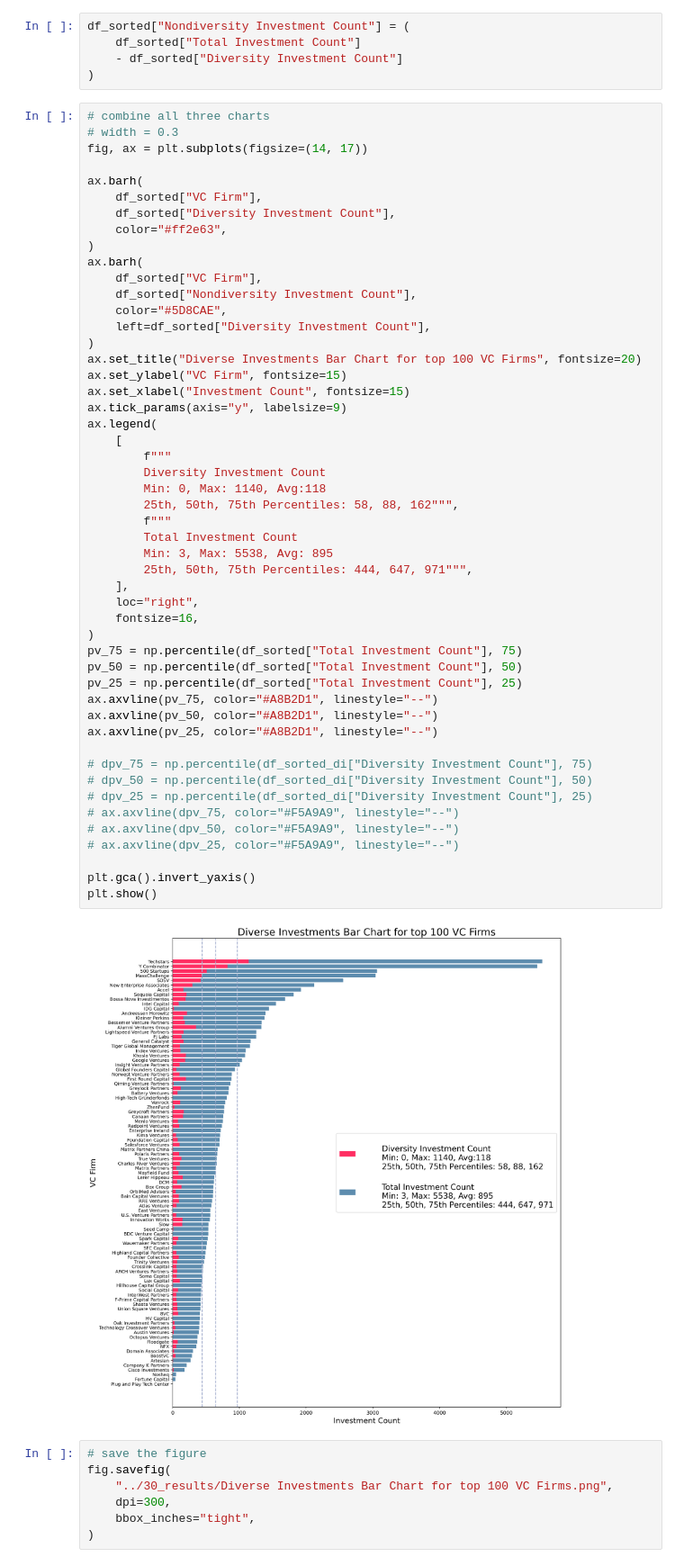
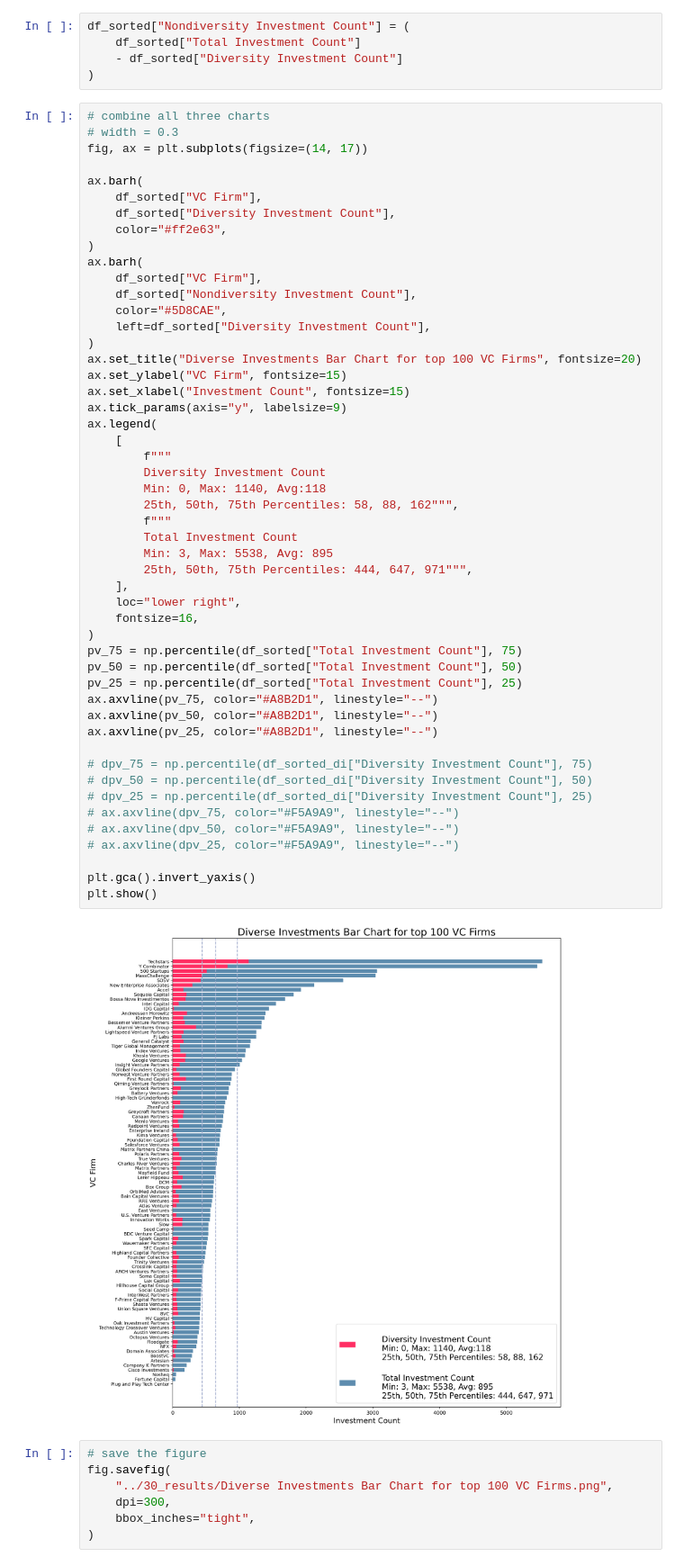
Before and after one commit to Yer1k/Diverse_Led_Funds, a Jupyter notebook: 10_code/Graphs.ipynb, the cells around one changed output. Shown at 90% size. Saved outputs shown, nothing was run; the diff lists cells and outputs as text.

Commit message:
update graph

```diff
--- a/10_code/Graphs.ipynb
+++ b/10_code/Graphs.ipynb
@@ -263,35 +263,35 @@ ax.tick_params(axis="y", labelsize=9)
 ax.legend(
     [
         f"""
         Diversity Investment Count
         Min: 0, Max: 1140, Avg:118
         25th, 50th, 75th Percentiles: 58, 88, 162""",
         f"""
         Total Investment Count
         Min: 3, Max: 5538, Avg: 895
         25th, 50th, 75th Percentiles: 444, 647, 971""",
     ],
-    loc="right",
+    loc="lower right",
     fontsize=16,
 )
 pv_75 = np.percentile(df_sorted["Total Investment Count"], 75)
 pv_50 = np.percentile(df_sorted["Total Investment Count"], 50)
 pv_25 = np.percentile(df_sorted["Total Investment Count"], 25)
 ax.axvline(pv_75, color="#A8B2D1", linestyle="--")
 ax.axvline(pv_50, color="#A8B2D1", linestyle="--")
 ax.axvline(pv_25, color="#A8B2D1", linestyle="--")
 
 # dpv_75 = np.percentile(df_sorted_di["Diversity Investment Count"], 75)
 # dpv_50 = np.percentile(df_sorted_di["Diversity Investment Count"], 50)
 # dpv_25 = np.percentile(df_sorted_di["Diversity Investment Count"], 25)
 # ax.axvline(dpv_75, color="#F5A9A9", linestyle="--")
 # ax.axvline(dpv_50, color="#F5A9A9", linestyle="--")
 # ax.axvline(dpv_25, color="#F5A9A9", linestyle="--")
 
 plt.gca().invert_yaxis()
 plt.show()
 # %% [output]
-[figure, old version]
+[figure, new version]
 # %%
 # save the figure
 fig.savefig(
```
Also changed, not shown: parts of 1 cell of this notebook, 1 other file.
